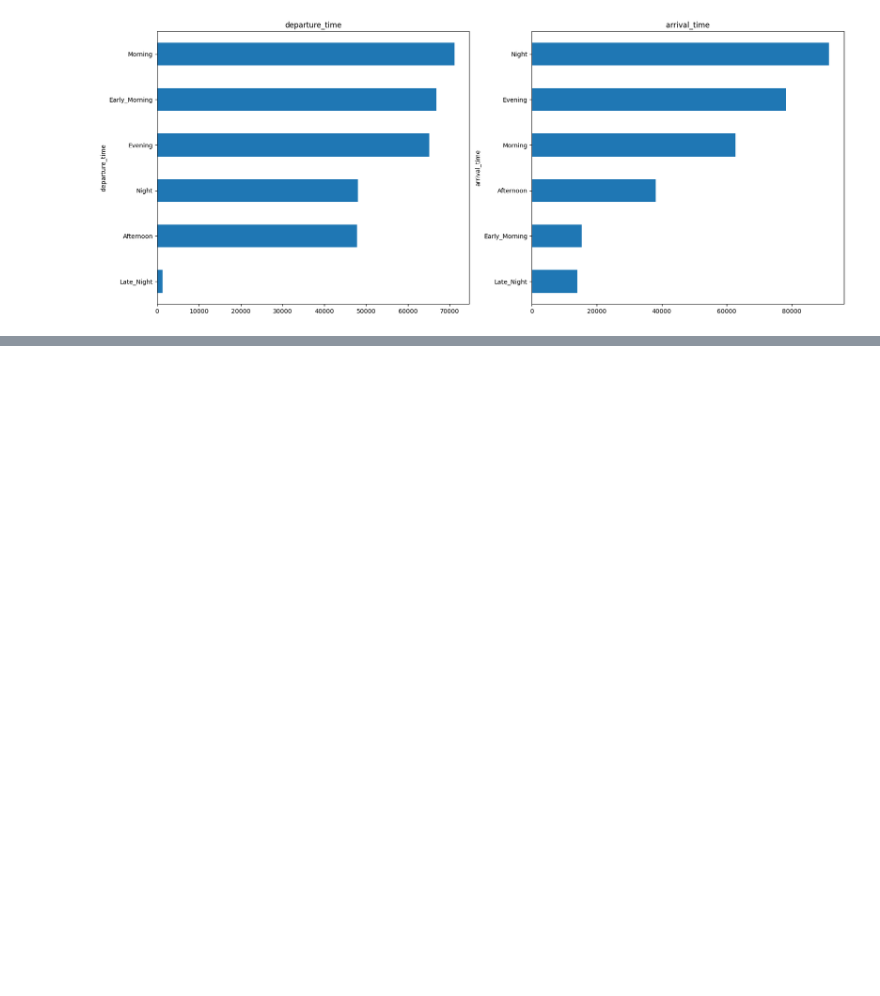
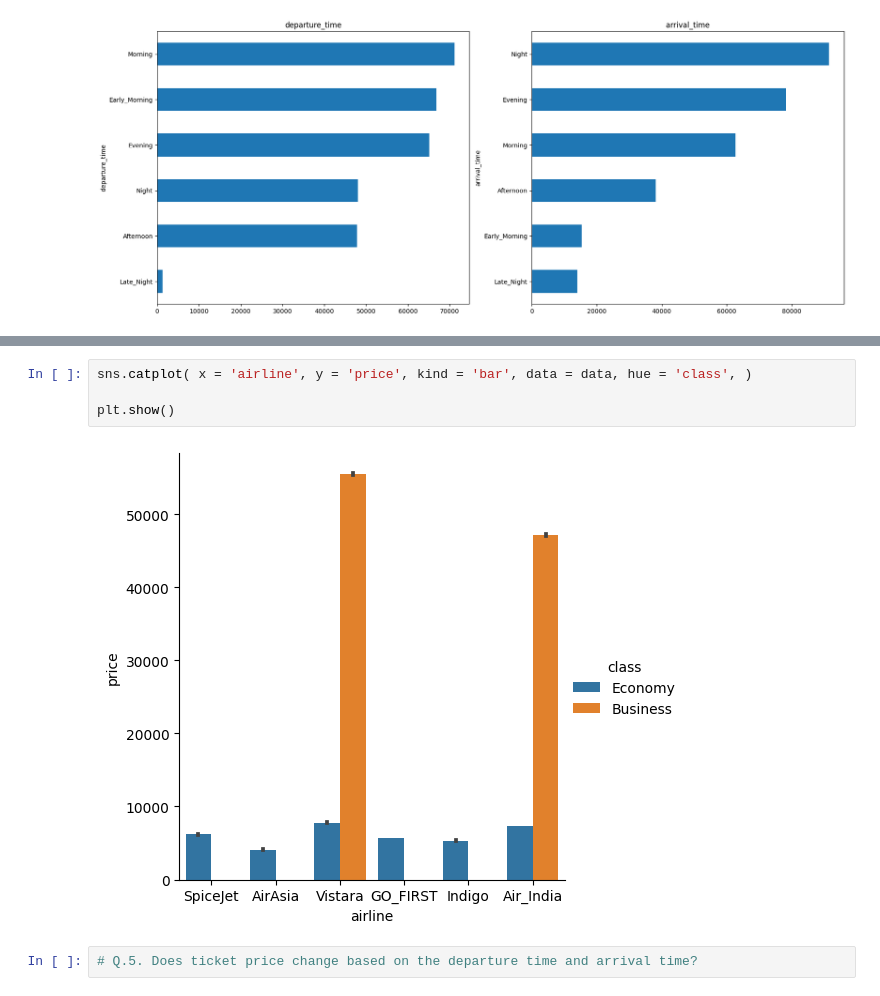
Before and after one commit to meravcode/data_python_project, a Jupyter notebook: Airlines_flights_Project.ipynb, the cells around one changed output, grey strips where cells are left out. Cells and saved outputs as stored; diff of their text form; blank space fills up the shorter version.

```diff
--- a/Airlines_flights_Project.ipynb
+++ b/Airlines_flights_Project.ipynb
@@ -180,0 +222,8 @@ Text(0.5, 1.0, 'arrival_time')
+# %%
+sns.catplot( x = 'airline', y = 'price', kind = 'bar', data = data, hue = 'class', )
+
+plt.show()
+# %% [output]
+[figure, added]
+# %%
+# Q.5. Does ticket price change based on the departure time and arrival time?
```
Also changed, not shown: parts of 9 cells of this notebook.
